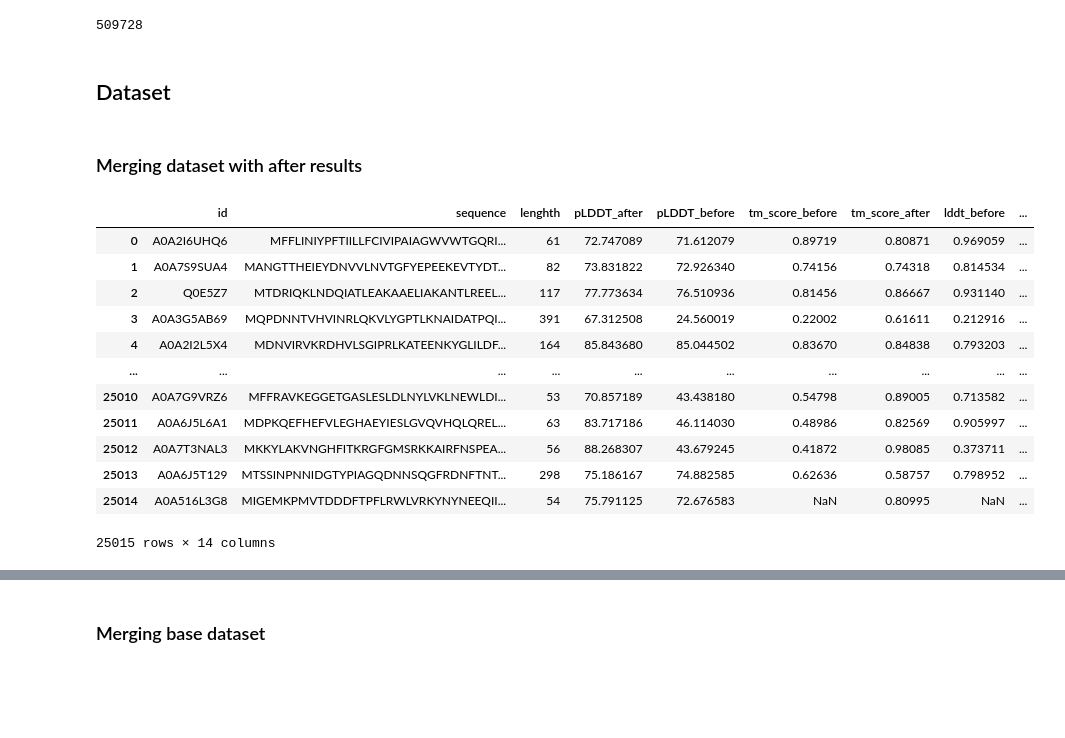
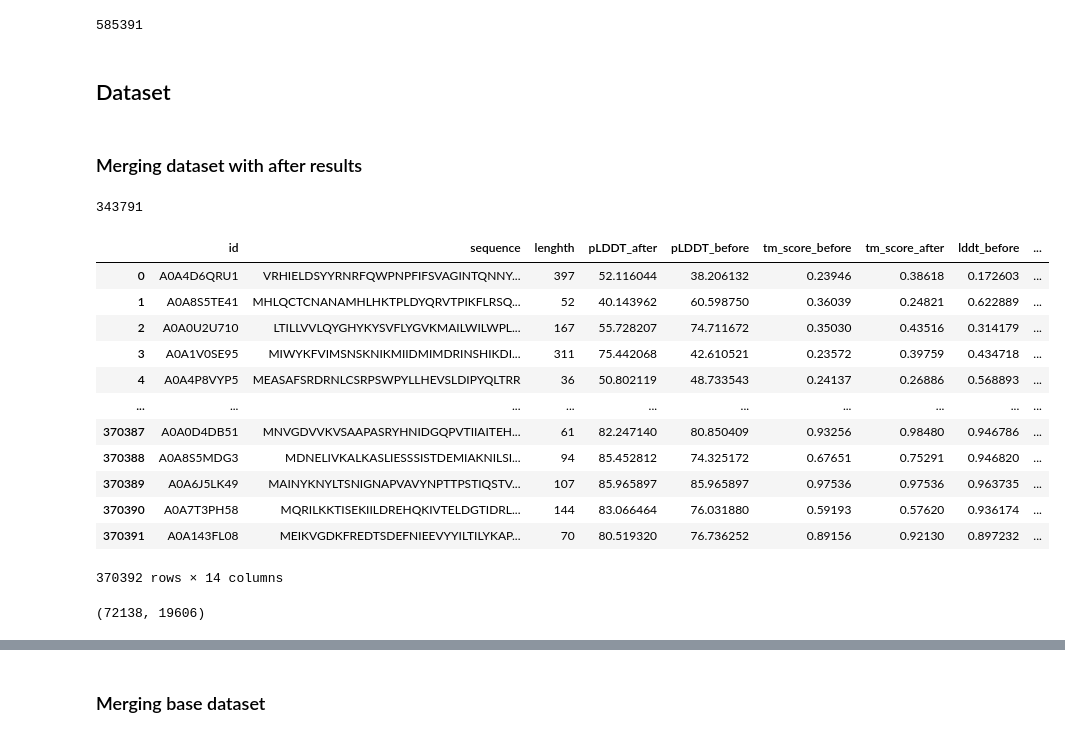
Before and after one commit to pimenol/ProteinTTT, a Jupyter notebook: notebooks/Bfvd_merge.ipynb, the cells around one changed output, grey strips where cells are left out. Cells and saved outputs as stored; diff of their text form; code cells hidden in the pictures; blank space fills up the shorter version.

```diff
--- a/notebooks/Bfvd_merge.ipynb
+++ b/notebooks/Bfvd_merge.ipynb
@@ -25,36 +9,64 @@ RESULTS_PATH = base_path / Path('results.tsv')
+# %%
+from pathlib import Path
+import os
+import pandas as pd
+import numpy as np
+
+import seaborn as sns
+import matplotlib.pyplot as plt
+
+import torch
+
+pd.set_option("display.max_columns", 500)
+pd.set_option("display.max_rows", 100)
+pd.set_option("max_colwidth", 100)
+
+base_path = Path("/scratch/project/open-35-8/pimenol1/ProteinTTT/ProteinTTT/data/bfvd")
+OUTPUT_PDB = base_path / Path('predicted_structures')
+CLEAN_DF_PATH = base_path / Path('subset_1.tsv')
+RESULTS_PATH = base_path / Path('results.tsv')
 # %%
 len(os.listdir(OUTPUT_PDB))
 # %% [output]
-509728
+585391
-# %% [markdown]
-## Dataset
+# %% [markdown]
+## Dataset
 # %% [markdown]
 ### Merging dataset with after results
 # %%
 results_after_old = pd.read_csv(base_path / "results_after.tsv", sep="\t")
+results_after_old.shape[0]
+# %% [output]
+343791
 # %%
 results_after = pd.DataFrame(columns=df_clean.columns)
 for file in os.listdir(base_path):
-    if file.startswith("results_70"):
+    if file.startswith("results_after"):
         temp_df = pd.read_csv(base_path / file, sep="\t")
         results_after = pd.concat([results_after, temp_df.query("pLDDT_after.notna()")], ignore_index=True)
 results_after
 # %% [output]
 |  | id | sequence | lenghth | pLDDT_after | pLDDT_before | tm_score_before | tm_score_after | lddt_before | ... |
-| 0 | A0A2I6UHQ6 | MFFLINIYPFTIILLFCIVIPAIAGWVWTGQRI... | 61 | 72.747089 | 71.612079 | 0.89719 | 0.80871 | 0.969059 | ... |
-| 1 | A0A7S9SUA4 | MANGTTHEIEYDNVVLNVTGFYEPEEKEVTYDT... | 82 | 73.831822 | 72.926340 | 0.74156 | 0.74318 | 0.814534 | ... |
-| 2 | Q0E5Z7 | MTDRIQKLNDQIATLEAKAAELIAKANTLREEL... | 117 | 77.773634 | 76.510936 | 0.81456 | 0.86667 | 0.931140 | ... |
-| 3 | A0A3G5AB69 | MQPDNNTVHVINRLQKVLYGPTLKNAIDATPQI... | 391 | 67.312508 | 24.560019 | 0.22002 | 0.61611 | 0.212916 | ... |
-| 4 | A0A2I2L5X4 | MDNVIRVKRDHVLSGIPRLKATEENKYGLILDF... | 164 | 85.843680 | 85.044502 | 0.83670 | 0.84838 | 0.793203 | ... |
+| 0 | A0A4D6QRU1 | VRHIELDSYYRNRFQWPNPFIFSVAGINTQNNY... | 397 | 52.116044 | 38.206132 | 0.23946 | 0.38618 | 0.172603 | ... |
+| 1 | A0A8S5TE41 | MHLQCTCNANAMHLHKTPLDYQRVTPIKFLRSQ... | 52 | 40.143962 | 60.598750 | 0.36039 | 0.24821 | 0.622889 | ... |
+| 2 | A0A0U2U710 | LTILLVVLQYGHYKYSVFLYGVKMAILWILWPL... | 167 | 55.728207 | 74.711672 | 0.35030 | 0.43516 | 0.314179 | ... |
+| 3 | A0A1V0SE95 | MIWYKFVIMSNSKNIKMIIDMIMDRINSHIKDI... | 311 | 75.442068 | 42.610521 | 0.23572 | 0.39759 | 0.434718 | ... |
+| 4 | A0A4P8VYP5 | MEASAFSRDRNLCSRPSWPYLLHEVSLDIPYQLTRR | 36 | 50.802119 | 48.733543 | 0.24137 | 0.26886 | 0.568893 | ... |
 | ... | ... | ... | ... | ... | ... | ... | ... | ... | ... |
-| 25010 | A0A7G9VRZ6 | MFFRAVKEGGETGASLESLDLNYLVKLNEWLDI... | 53 | 70.857189 | 43.438180 | 0.54798 | 0.89005 | 0.713582 | ... |
-| 25011 | A0A6J5L6A1 | MDPKQEFHEFVLEGHAEYIESLGVQVHQLQREL... | 63 | 83.717186 | 46.114030 | 0.48986 | 0.82569 | 0.905997 | ... |
-| 25012 | A0A7T3NAL3 | MKKYLAKVNGHFITKRGFGMSRKKAIRFNSPEA... | 56 | 88.268307 | 43.679245 | 0.41872 | 0.98085 | 0.373711 | ... |
-| 25013 | A0A6J5T129 | MTSSINPNNIDGTYPIAGQDNNSQGFRDNFTNT... | 298 | 75.186167 | 74.882585 | 0.62636 | 0.58757 | 0.798952 | ... |
-| 25014 | A0A516L3G8 | MIGEMKPMVTDDDFTPFLRWLVRKYNYNEEQII... | 54 | 75.791125 | 72.676583 | NaN | 0.80995 | NaN | ... |
+| 370387 | A0A0D4DB51 | MNVGDVVKVSAAPASRYHNIDGQPVTIIAITEH... | 61 | 82.247140 | 80.850409 | 0.93256 | 0.98480 | 0.946786 | ... |
+| 370388 | A0A8S5MDG3 | MDNELIVKALKASLIESSSISTDEMIAKNILSI... | 94 | 85.452812 | 74.325172 | 0.67651 | 0.75291 | 0.946820 | ... |
+| 370389 | A0A6J5LK49 | MAINYKNYLTSNIGNAPVAVYNPTTPSTIQSTV... | 107 | 85.965897 | 85.965897 | 0.97536 | 0.97536 | 0.963735 | ... |
+| 370390 | A0A7T3PH58 | MQRILKKTISEKIILDREHQKIVTELDGTIDRL... | 144 | 83.066464 | 76.031880 | 0.59193 | 0.57620 | 0.936174 | ... |
+| 370391 | A0A143FL08 | MEIKVGDKFREDTSDEFNIEEVYYILTILYKAP... | 70 | 80.519320 | 76.736252 | 0.89156 | 0.92130 | 0.897232 | ... |
-25015 rows × 14 columns
+370392 rows × 14 columns
 # %%
 results_after = pd.concat([results_after_old, results_after], ignore_index=True)
-results_after.drop_duplicates('id').reset_index(drop=True).sort_values('plddt_AlphaFold')
-results_after.to_csv(base_path / "results_after.tsv", sep="\t", index=False)
+results_after = results_after.drop_duplicates('id').reset_index(drop=True).sort_values('plddt_AlphaFold')
+
+df_clean_after = pd.read_csv(base_path / Path('to_process.tsv'), sep="\t")
+df_clean_after = df_clean_after[~df_clean_after.id.isin(results_after.id)]
+
+results_after.shape[0], df_clean_after.shape[0]
+# %% [output]
+(72138, 19606)
 # %%
```
Also changed, not shown: parts of 12 cells of this notebook, 1 other file.
